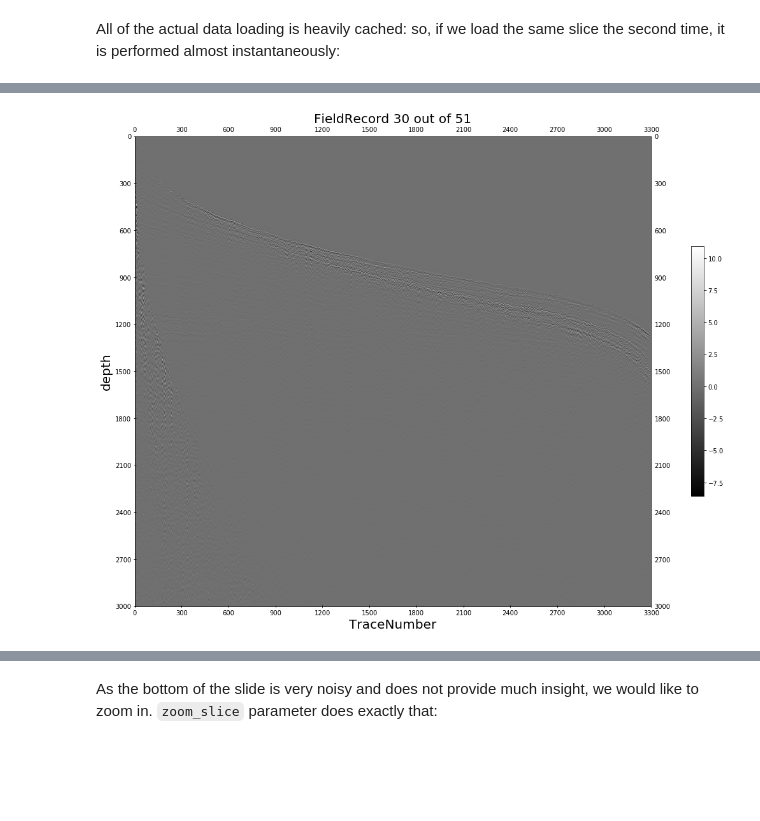
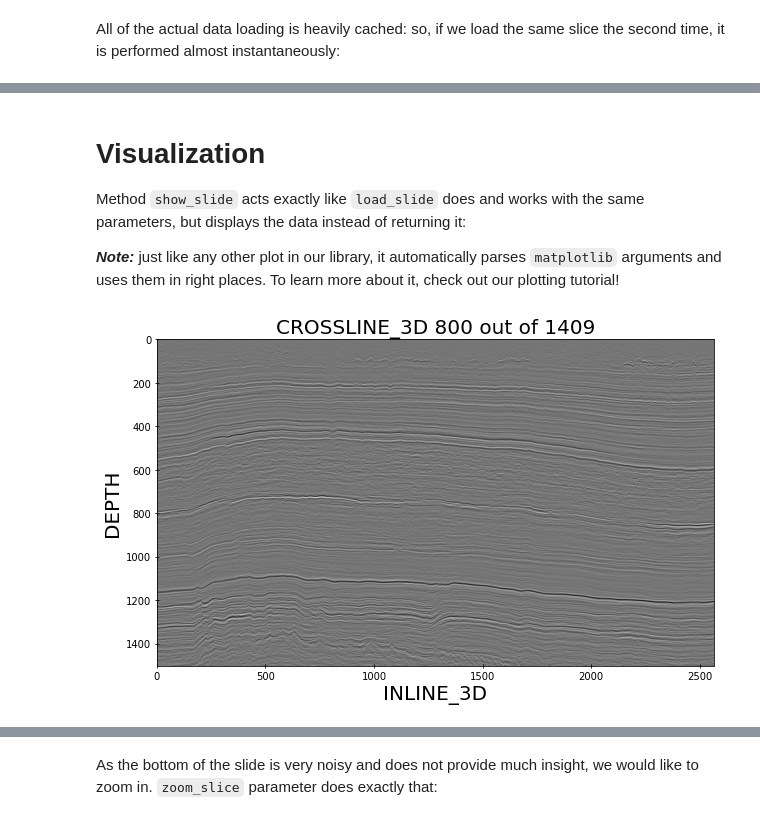
Before and after one commit to vodun/seismiqb, a Jupyter notebook: tutorials/01_Geometry.ipynb, the cells around one changed output, grey strips where cells are left out. Cells and saved outputs as stored; diff of their text form; code cells hidden in the pictures; blank space fills up the shorter version.

Commit message:
updates in geometry tutorial

```diff
--- a/tutorials/01_Geometry.ipynb
+++ b/tutorials/01_Geometry.ipynb
@@ -95,4 +144,4 @@ One of the main usages of `SeismicGeometry` is to load slices of amplitudes. To
 # %%
 %%time
-slide = geometry.load_slide(loc=30)
+slide = geometry.load_slide(loc=30, axis=0)
 # %% [output]
@@ -102,5 +151,5 @@ Wall time: 386 ms
 All of the actual data loading is heavily cached: so, if we load the same slice the second time, it is performed almost instantaneously:
 # %%
 %%time
-slide = geometry.load_slide(loc=30)
+slide = geometry.load_slide(loc=30, axis=0)
 # %% [output]
@@ -118,0 +181,9 @@ We also provide `show_slide` method of `SeismicGeometry` class, that adds some n
+# %%
+for i in range(128+5): # 128 is a cache limit for load_slide
+    slide = geometry.load_slide(loc=i)
+print(f"Amount of cached slides: {geometry.cache_length}")
+print(f"Size of cached slides: {geometry.cache_size:.4f}\n")
+
+geometry.reset_cache()
+print(f"Amount of cached slides: {geometry.cache_length}")
+print(f"Size of cached slides: {geometry.cache_size}")
@@ -118,0 +198,14 @@ We also provide `show_slide` method of `SeismicGeometry` class, that adds some n
+# %%
+# not cached:
+crop = geometry.load_crop([slice(0, 100), slice(0, 100), slice(0, 100)])
+print(f"Crop shape: {crop.shape}")
+print(f"Amount of cached slides: {geometry.cache_length}")
+print(f"Size of cached slides: {geometry.cache_size}\n")
+
+
+# cached:
+crop = geometry.load_crop([slice(0, 100), slice(0, 100), slice(0, 100)], mode='slide')
+print(f"Crop shape: {crop.shape}")
+print(f"Amount of cached slides: {geometry.cache_length}")
+print(f"Size of cached slides: {geometry.cache_size:.4f}\n")
+geometry.reset_cache()
@@ -119,4 +244,10 @@ We also provide `show_slide` method of `SeismicGeometry` class, that adds some n
+# %% [markdown]
+# Visualization
+
+Method `show_slide` acts exactly like `load_slide` does and works with the same parameters, but displays the data instead of returning it:
+
+***Note:*** just like any other plot in our library, it automatically parses `matplotlib` arguments and uses them in right places. To learn more about it, check out our plotting tutorial!
 # %%
-geometry.show_slide(loc=30, figsize=(16, 24))
+geometry.show_slide(loc=800, axis=1, figsize=(12, 6))
 # %% [output]
-[figure, old version]
+[figure, new version]
```
Also changed, not shown: parts of 83 cells of this notebook, 2 other files.
